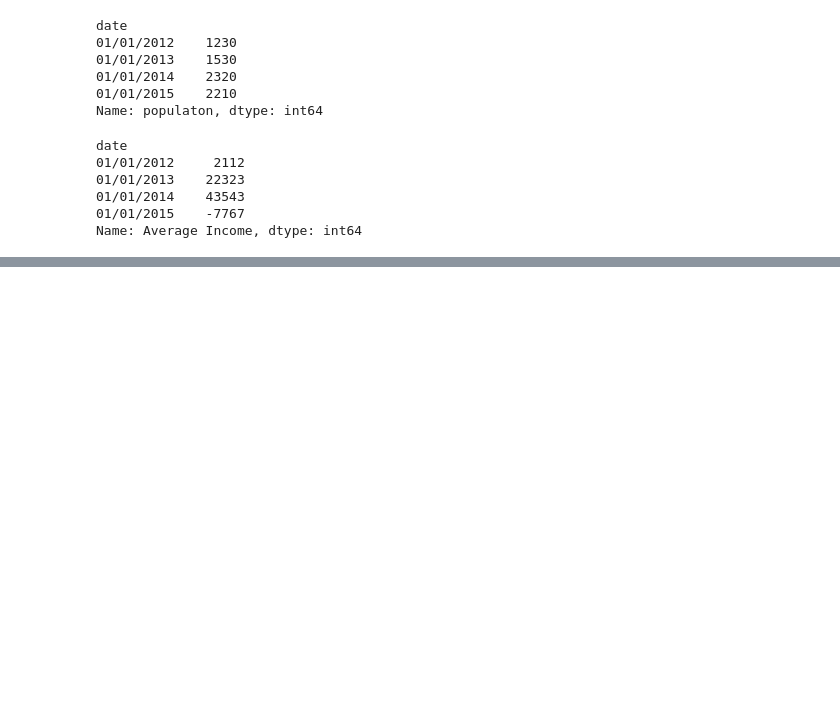
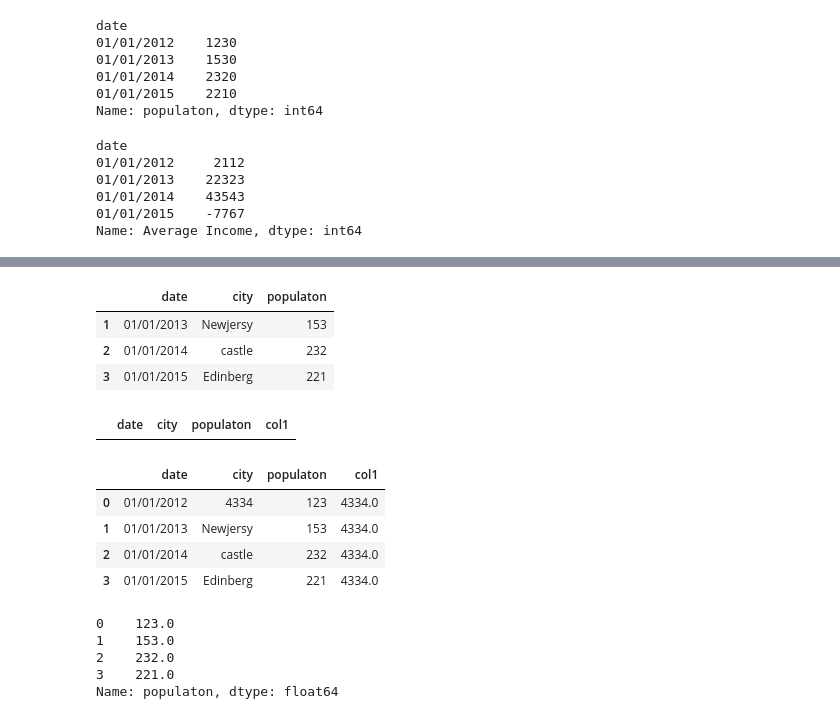
Before and after one commit to bisalgt/playground, a Jupyter notebook: linear regression for one vairable and gradient descent.ipynb, the cells around one changed output, grey strips where cells are left out. Cells and saved outputs as stored; diff of their text form; code cells hidden in the pictures; blank space fills up the shorter version.

```diff
--- a/linear regression for one vairable and gradient descent.ipynb
+++ b/linear regression for one vairable and gradient descent.ipynb
@@ -323,0 +428,8 @@ Name: Average Income, dtype: int64
+# %%
+data = {
+    'date': ['01/01/2012', '01/01/2013', '01/01/2014','01/01/2015'],
+    'city': ['NewYork', 'Newjersy', 'castle', 'Edinberg'],
+    'populaton': [123, 153,232, 221]
+}
+# %%
+df = pd.DataFrame(data)
@@ -323,0 +444,4 @@ Name: Average Income, dtype: int64
+# %%
+import numpy as np
+
+df.iloc[0,1] = np.nan
@@ -323,0 +479,29 @@ Name: Average Income, dtype: int64
+# %%
+df.dropna(how='any', subset=['city'])
+# %% [output]
+|  | date | city | populaton |
+| 1 | 01/01/2013 | Newjersy | 153 |
+| 2 | 01/01/2014 | castle | 232 |
+| 3 | 01/01/2015 | Edinberg | 221 |
+# %%
+df['col1'] = np.nan
+# %%
+df.dropna(how='any', subset=['col1'])
+# %% [output]
+|  | date | city | populaton | col1 |
+# %%
+df.fillna(value=4334)
+# %% [output]
+|  | date | city | populaton | col1 |
+| 0 | 01/01/2012 | 4334 | 123 | 4334.0 |
+| 1 | 01/01/2013 | Newjersy | 153 | 4334.0 |
+| 2 | 01/01/2014 | castle | 232 | 4334.0 |
+| 3 | 01/01/2015 | Edinberg | 221 | 4334.0 |
+# %%
+df['populaton'].astype('float')
+# %% [output]
+0    123.0
+1    153.0
+2    232.0
+3    221.0
+Name: populaton, dtype: float64
```
Also changed, not shown: parts of 27 cells of this notebook.
